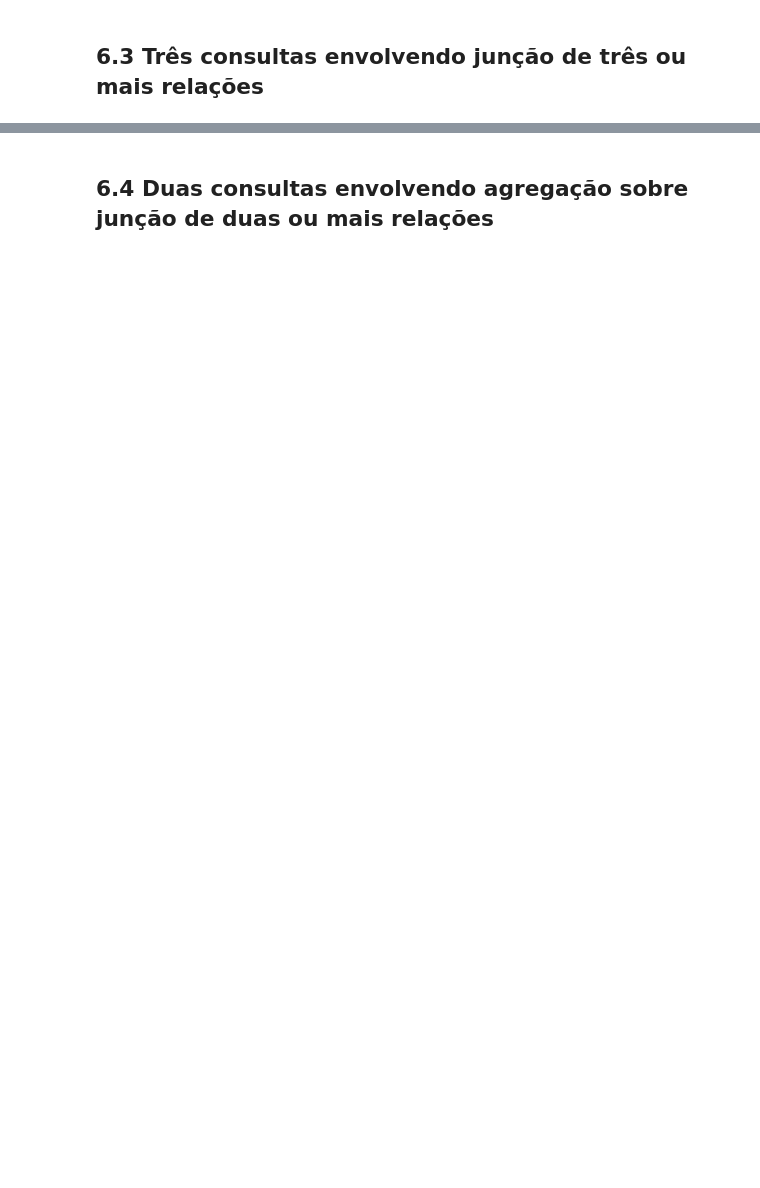
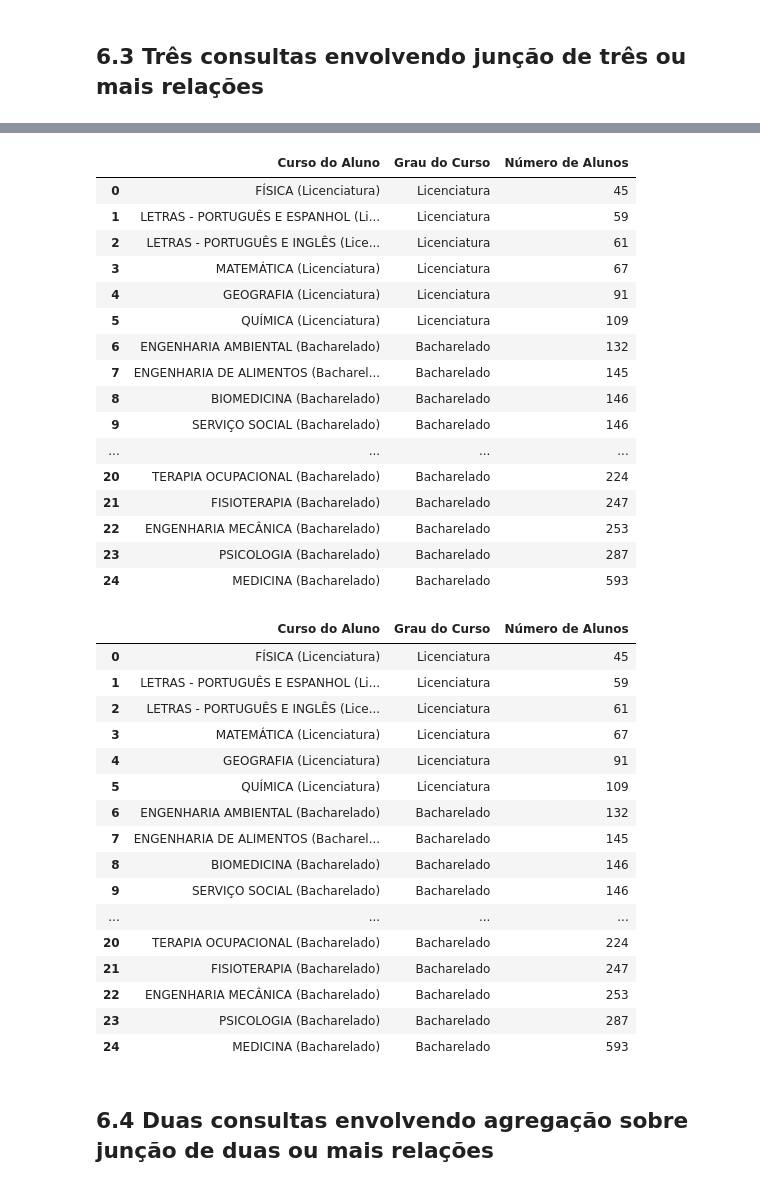
Before and after one commit to raissagd/TP2-IBD, a Jupyter notebook: main.ipynb, the cells around one changed output, grey strips where cells are left out. Cells and saved outputs as stored; diff of their text form; code cells hidden in the pictures; blank space fills up the shorter version.

```diff
--- a/main.ipynb
+++ b/main.ipynb
@@ -894,3 +894,35 @@ Modelo normalizado completo:
 # 5. Diagrama relacional
 # %% [markdown]
 # 6. Consultas
+# %%
+import os
+import pandas as pd
+import csv
+import sqlite3
+
+csv_files = {
+    "alunos_ic_enriquecido": "alunos_ic_enriquecido.csv",
+    "ListaAlunadoGraduacao": "ListaAlunadoGraduacao.csv",
+    "ListaCursosGraduacao": "ListaCursosGraduacao.csv",
+    "ListaDocentes": "ListaDocentes.csv"
+}
+
+conn = sqlite3.connect(":memory:")
+
+for table_name, file_name in csv_files.items():
+    if not os.path.isfile(file_name):
+        print(f"⚠️ Arquivo não encontrado: {file_name} — pulando.")
+        continue
+
+    try:
+        df_temp = pd.read_csv(file_name, sep=";", encoding="utf-8", engine="python")
+    except Exception:
+        df_temp = pd.read_csv(file_name, encoding="utf-8", engine="python")
+
+    df_temp.to_sql(table_name, conn, index=False, if_exists="replace")
+    print(f"✓ Tabela criada: {table_name} (origem: {file_name})")
+
+def run(sql):
+    df_result = pd.read_sql_query(sql, conn)
+    display(df_result)
+    return df_result
@@ -919,2 +1228,50 @@ Modelo normalizado completo:
+# %%
+run("""
+SELECT
+  lc.curso AS "Curso do Aluno", lc.grau AS "Grau do Curso", COUNT(DISTINCT la.nome) AS "Número de Alunos"
+FROM
+  ListaAlunadoGraduacao AS la JOIN ListaCursosGraduacao AS lc ON la.curso = lc.curso LEFT JOIN alunos_ic_enriquecido AS a ON la.nome = a."Nome do Aluno"
+WHERE
+  la.forma_ingresso LIKE '%SISU%'
+GROUP BY
+  lc.curso, lc.grau
+ORDER BY
+  COUNT(DISTINCT la.nome) ASC
+""")
+# %% [output]
+|  | Curso do Aluno | Grau do Curso | Número de Alunos |
+| 0 | FÍSICA (Licenciatura) | Licenciatura | 45 |
+| 1 | LETRAS - PORTUGUÊS E ESPANHOL (Li... | Licenciatura | 59 |
+| 2 | LETRAS - PORTUGUÊS E INGLÊS (Lice... | Licenciatura | 61 |
+| 3 | MATEMÁTICA (Licenciatura) | Licenciatura | 67 |
+| 4 | GEOGRAFIA (Licenciatura) | Licenciatura | 91 |
+| 5 | QUÍMICA (Licenciatura) | Licenciatura | 109 |
+| 6 | ENGENHARIA AMBIENTAL (Bacharelado) | Bacharelado | 132 |
+| 7 | ENGENHARIA DE ALIMENTOS (Bacharel... | Bacharelado | 145 |
+| 8 | BIOMEDICINA (Bacharelado) | Bacharelado | 146 |
+| 9 | SERVIÇO SOCIAL (Bacharelado) | Bacharelado | 146 |
+| ... | ... | ... | ... |
+| 20 | TERAPIA OCUPACIONAL (Bacharelado) | Bacharelado | 224 |
+| 21 | FISIOTERAPIA (Bacharelado) | Bacharelado | 247 |
+| 22 | ENGENHARIA MECÂNICA (Bacharelado) | Bacharelado | 253 |
+| 23 | PSICOLOGIA (Bacharelado) | Bacharelado | 287 |
+| 24 | MEDICINA (Bacharelado) | Bacharelado | 593 |
+|  | Curso do Aluno | Grau do Curso | Número de Alunos |
+| 0 | FÍSICA (Licenciatura) | Licenciatura | 45 |
+| 1 | LETRAS - PORTUGUÊS E ESPANHOL (Li... | Licenciatura | 59 |
+| 2 | LETRAS - PORTUGUÊS E INGLÊS (Lice... | Licenciatura | 61 |
+| 3 | MATEMÁTICA (Licenciatura) | Licenciatura | 67 |
+| 4 | GEOGRAFIA (Licenciatura) | Licenciatura | 91 |
+| 5 | QUÍMICA (Licenciatura) | Licenciatura | 109 |
+| 6 | ENGENHARIA AMBIENTAL (Bacharelado) | Bacharelado | 132 |
+| 7 | ENGENHARIA DE ALIMENTOS (Bacharel... | Bacharelado | 145 |
+| 8 | BIOMEDICINA (Bacharelado) | Bacharelado | 146 |
+| 9 | SERVIÇO SOCIAL (Bacharelado) | Bacharelado | 146 |
+| ... | ... | ... | ... |
+| 20 | TERAPIA OCUPACIONAL (Bacharelado) | Bacharelado | 224 |
+| 21 | FISIOTERAPIA (Bacharelado) | Bacharelado | 247 |
+| 22 | ENGENHARIA MECÂNICA (Bacharelado) | Bacharelado | 253 |
+| 23 | PSICOLOGIA (Bacharelado) | Bacharelado | 287 |
+| 24 | MEDICINA (Bacharelado) | Bacharelado | 593 |
 # %% [markdown]
 ## 6.4 Duas consultas envolvendo agregação sobre junção de duas ou mais relações
```
Also changed, not shown: parts of 30 cells of this notebook.
